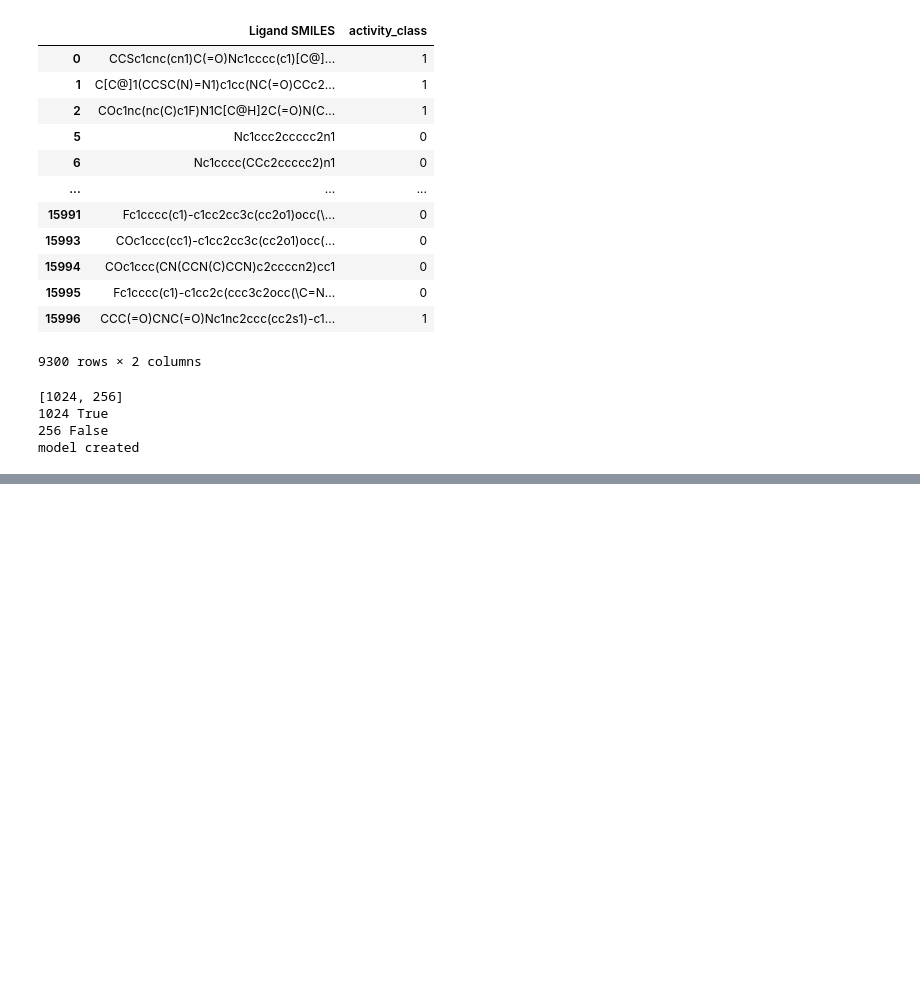
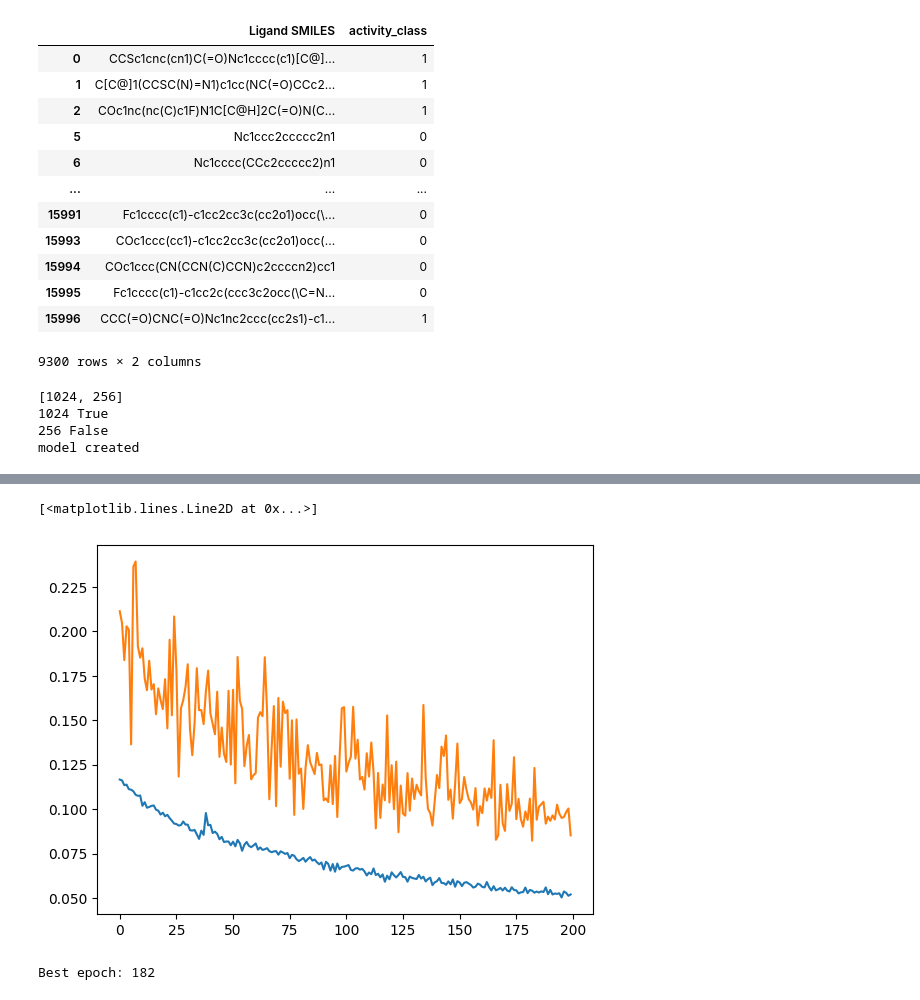
Before and after one commit to francoviscarra/CLM_BACE1, a Jupyter notebook: experiment/fine-tuning.ipynb, the cells around one changed output, grey strips where cells are left out. Saved outputs shown, nothing was run; the diff lists cells and outputs as text; code cells hidden in the pictures; blank space fills up the shorter version.

Commit message:
Some fixes to the model to improve accuracyu

```diff
--- a/experiment/fine-tuning.ipynb
+++ b/experiment/fine-tuning.ipynb
@@ -228,0 +398,4 @@ new_model.model.set_weights(chem_model.get_weights()[:-2])
+# %%
+#Data was split, but I saved the indices of each split to keep the same data across different models
+train_indices = np.loadtxt('train_indices.csv', delimiter=',', dtype=int)
+test_indices = np.loadtxt('test_indices.csv', delimiter=',', dtype=int)
@@ -228,0 +422,15 @@ new_model.model.set_weights(chem_model.get_weights()[:-2])
+# %%
+#compile the new model
+layers = [1024,256]
+dropouts = [0.40, 0.40]
+trainables = [True, True]
+lr = 0.0001
+epochs = 80
+seqmodel = SeqModel(
+    layers=layers,
+    dropouts=dropouts,
+    trainables=trainables,
+    lr=lr,
+    n_chars=35
+    )
+print('model created')
@@ -228,0 +439,11 @@ new_model.model.set_weights(chem_model.get_weights()[:-2])
+# %%
+#Set the weights of the pretrained model to the new model
+n_l_pre = len(chem_model.layers)
+for i,layer in enumerate(chem_model.layers):
+    if i!=n_l_pre-1:
+        weights = layer.get_weights()
+        # +1 because of the input layer added
+        layer_shift = 1
+        idx_layer = i+layer_shift
+        seqmodel.model.layers[idx_layer].set_weights(weights)
+        print(f'Pretrained layer {i} loaded in layer {idx_layer}')
@@ -228,0 +455,10 @@ new_model.model.set_weights(chem_model.get_weights()[:-2])
+# %%
+#Fit the model
+history = seqmodel.model.fit(x=X_train,
+                                         y=np.array(y_train),
+                                         epochs=200,
+                                         batch_size=20,
+                                         shuffle=True,
+                                         validation_split=0.2,
+                                         callbacks=[ModelCheckpoint(filepath='LSTM_ft.keras',
+               monitor='val_loss',save_best_only=True,mode='min')])
@@ -228,0 +483,13 @@ new_model.model.set_weights(chem_model.get_weights()[:-2])
+# %%
+#Plot the loss
+plt.plot(history.history['loss'])
+plt.plot(history.history['val_loss'])
+# %% [output]
+[<matplotlib.lines.Line2D at 0x...>]
+[figure, added]
+# %%
+#get best epoch
+best_epoch = np.argmin(history.history['val_loss'])
+print(f'Best epoch: {best_epoch}')
+# %% [output]
+Best epoch: 182
```
Also changed, not shown: parts of 37 cells of this notebook.
